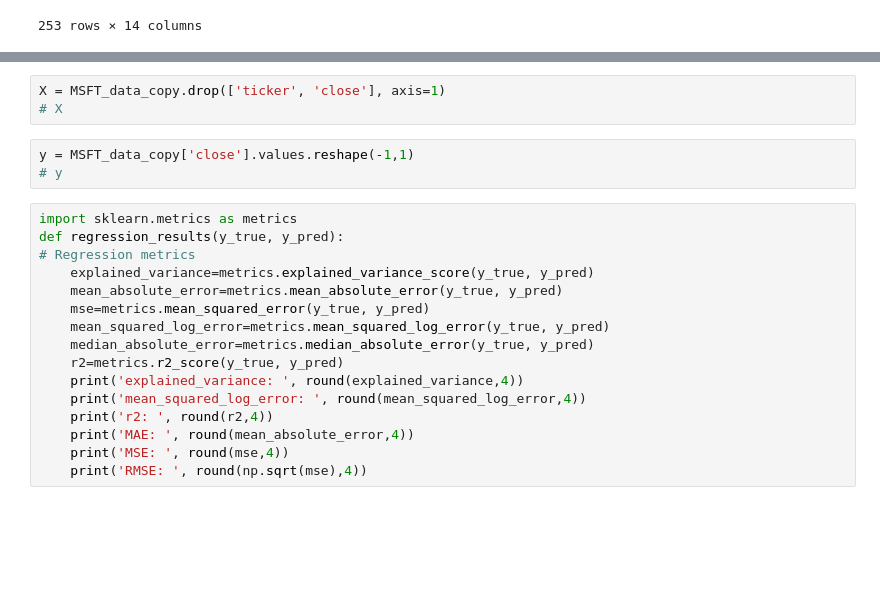
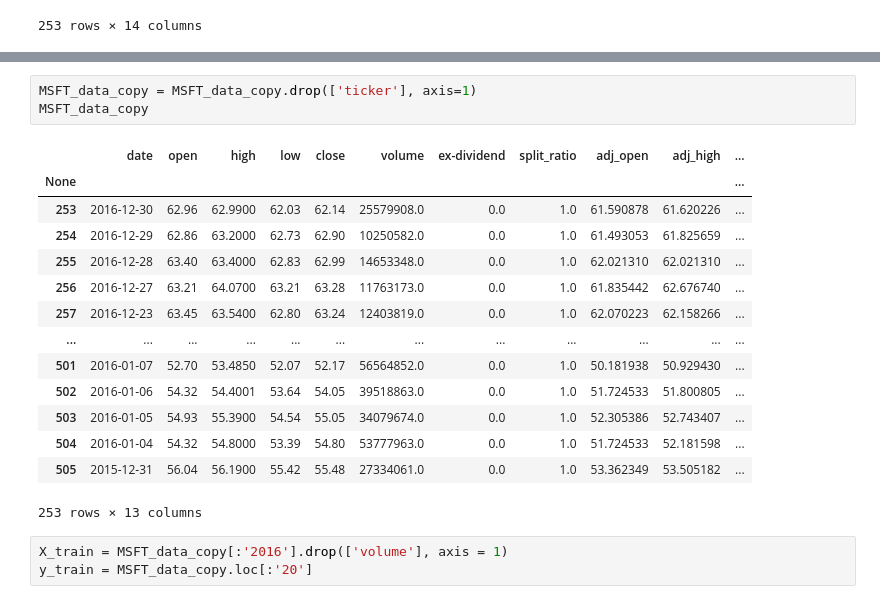
Before and after one commit to AymanSulaiman/quandl-experimentation, a Jupyter notebook: Untitled.ipynb, the cells around one changed output, grey strips where cells are left out. Saved outputs shown, nothing was run; the diff lists cells and outputs as text; blank space fills up the shorter version.

```diff
--- a/Untitled.ipynb
+++ b/Untitled.ipynb
@@ -91,22 +109,21 @@ MSFT_data_copy
 # %%
-X = MSFT_data_copy.drop(['ticker', 'close'], axis=1)
-# X
+MSFT_data_copy = MSFT_data_copy.drop(['ticker'], axis=1)
+MSFT_data_copy
+# %% [output]
+|  | date | open | high | low | close | volume | ex-dividend | split_ratio | adj_open | adj_high | ... |
+| None |  |  |  |  |  |  |  |  |  |  | ... |
+| 253 | 2016-12-30 | 62.96 | 62.9900 | 62.03 | 62.14 | 25579908.0 | 0.0 | 1.0 | 61.590878 | 61.620226 | ... |
+| 254 | 2016-12-29 | 62.86 | 63.2000 | 62.73 | 62.90 | 10250582.0 | 0.0 | 1.0 | 61.493053 | 61.825659 | ... |
+| 255 | 2016-12-28 | 63.40 | 63.4000 | 62.83 | 62.99 | 14653348.0 | 0.0 | 1.0 | 62.021310 | 62.021310 | ... |
+| 256 | 2016-12-27 | 63.21 | 64.0700 | 63.21 | 63.28 | 11763173.0 | 0.0 | 1.0 | 61.835442 | 62.676740 | ... |
+| 257 | 2016-12-23 | 63.45 | 63.5400 | 62.80 | 63.24 | 12403819.0 | 0.0 | 1.0 | 62.070223 | 62.158266 | ... |
+| ... | ... | ... | ... | ... | ... | ... | ... | ... | ... | ... | ... |
+| 501 | 2016-01-07 | 52.70 | 53.4850 | 52.07 | 52.17 | 56564852.0 | 0.0 | 1.0 | 50.181938 | 50.929430 | ... |
+| 502 | 2016-01-06 | 54.32 | 54.4001 | 53.64 | 54.05 | 39518863.0 | 0.0 | 1.0 | 51.724533 | 51.800805 | ... |
+| 503 | 2016-01-05 | 54.93 | 55.3900 | 54.54 | 55.05 | 34079674.0 | 0.0 | 1.0 | 52.305386 | 52.743407 | ... |
+| 504 | 2016-01-04 | 54.32 | 54.8000 | 53.39 | 54.80 | 53777963.0 | 0.0 | 1.0 | 51.724533 | 52.181598 | ... |
+| 505 | 2015-12-31 | 56.04 | 56.1900 | 55.42 | 55.48 | 27334061.0 | 0.0 | 1.0 | 53.362349 | 53.505182 | ... |
+253 rows × 13 columns
-# %%
-y = MSFT_data_copy['close'].values.reshape(-1,1)
-# y
-# %%
-import sklearn.metrics as metrics
-def regression_results(y_true, y_pred):
-# Regression metrics
-    explained_variance=metrics.explained_variance_score(y_true, y_pred)
-    mean_absolute_error=metrics.mean_absolute_error(y_true, y_pred)
-    mse=metrics.mean_squared_error(y_true, y_pred)
-    mean_squared_log_error=metrics.mean_squared_log_error(y_true, y_pred)
-    median_absolute_error=metrics.median_absolute_error(y_true, y_pred)
-    r2=metrics.r2_score(y_true, y_pred)
-    print('explained_variance: ', round(explained_variance,4))
-    print('mean_squared_log_error: ', round(mean_squared_log_error,4))
-    print('r2: ', round(r2,4))
-    print('MAE: ', round(mean_absolute_error,4))
-    print('MSE: ', round(mse,4))
-    print('RMSE: ', round(np.sqrt(mse),4))
+# %%
+X_train = MSFT_data_copy[:'2016'].drop(['volume'], axis = 1)
+y_train = MSFT_data_copy.loc[:'20']
```
Also changed, not shown: parts of 1 cell of this notebook, 2 other files.
